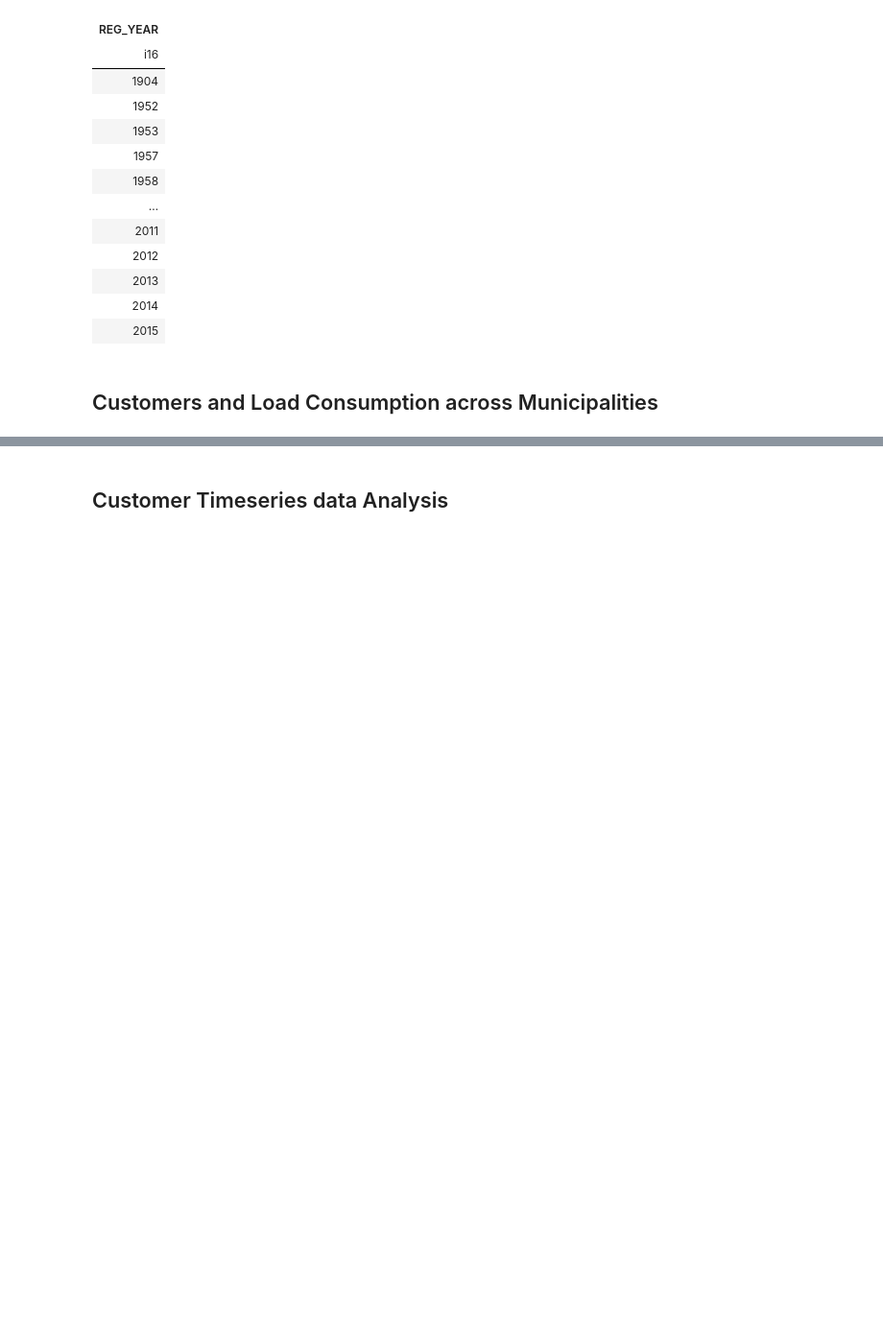
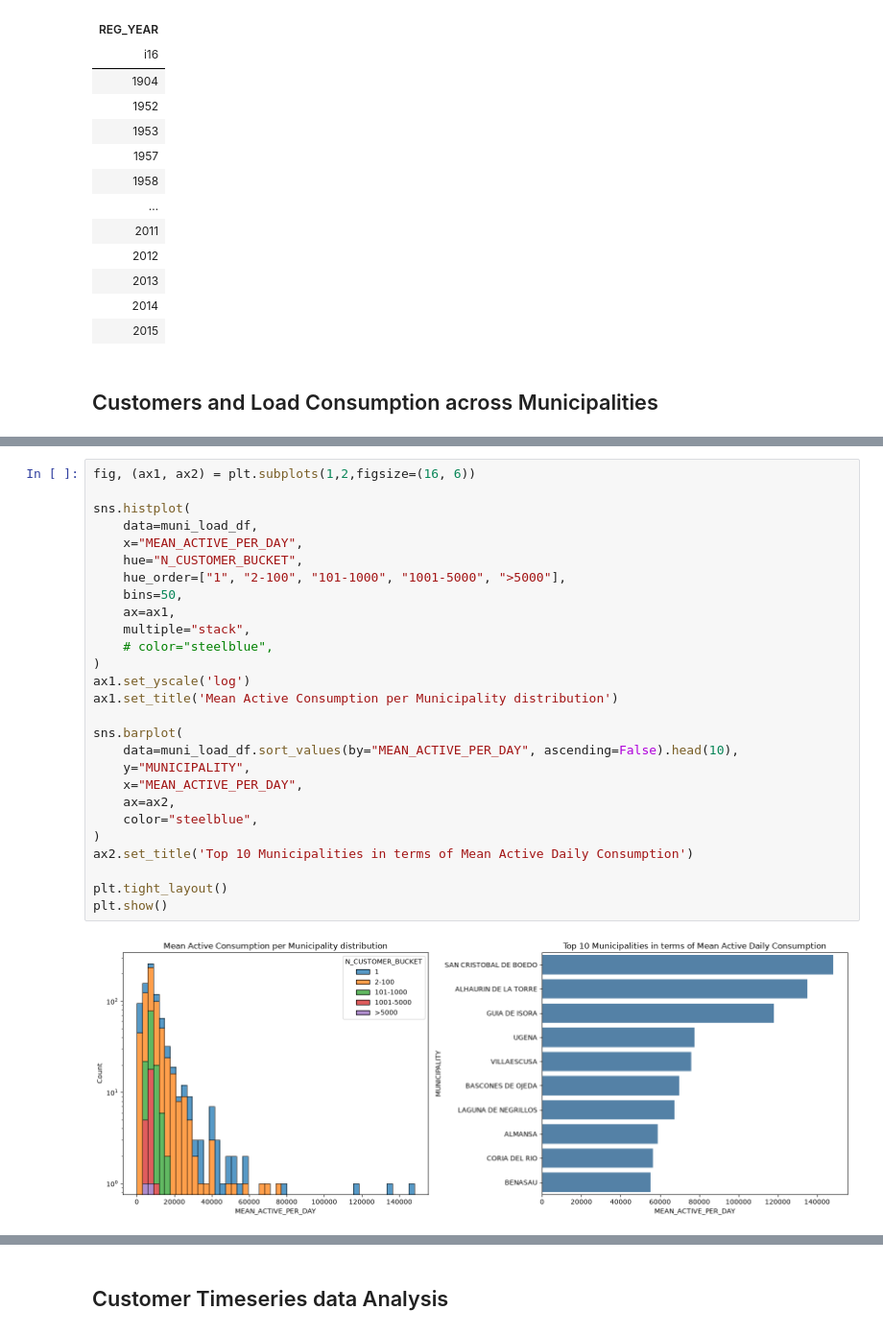
Before and after one commit to reem-naji/potential-fortnight, a Jupyter notebook: notebooks/data_analysis.ipynb, the cells around one changed output, grey strips where cells are left out. Shown at 96% size. Saved outputs shown, nothing was run; the diff lists cells and outputs as text; blank space fills up the shorter version.

```diff
--- a/notebooks/data_analysis.ipynb
+++ b/notebooks/data_analysis.ipynb
@@ -689,0 +688,29 @@ plt.show()
+# %%
+fig, (ax1, ax2) = plt.subplots(1,2,figsize=(16, 6))
+
+sns.histplot(
+    data=muni_load_df,
+    x="MEAN_ACTIVE_PER_DAY",
+    hue="N_CUSTOMER_BUCKET",
+    hue_order=["1", "2-100", "101-1000", "1001-5000", ">5000"],
+    bins=50,
+    ax=ax1,
+    multiple="stack",
+    # color="steelblue",
+)
+ax1.set_yscale('log')
+ax1.set_title('Mean Active Consumption per Municipality distribution')
+
+sns.barplot(
+    data=muni_load_df.sort_values(by="MEAN_ACTIVE_PER_DAY", ascending=False).head(10),
+    y="MUNICIPALITY",
+    x="MEAN_ACTIVE_PER_DAY",
+    ax=ax2,
+    color="steelblue",
+)
+ax2.set_title('Top 10 Municipalities in terms of Mean Active Daily Consumption')
+
+plt.tight_layout()
+plt.show()
+# %% [output]
+[figure, added]
```
Also changed, not shown: parts of 13 cells of this notebook.
